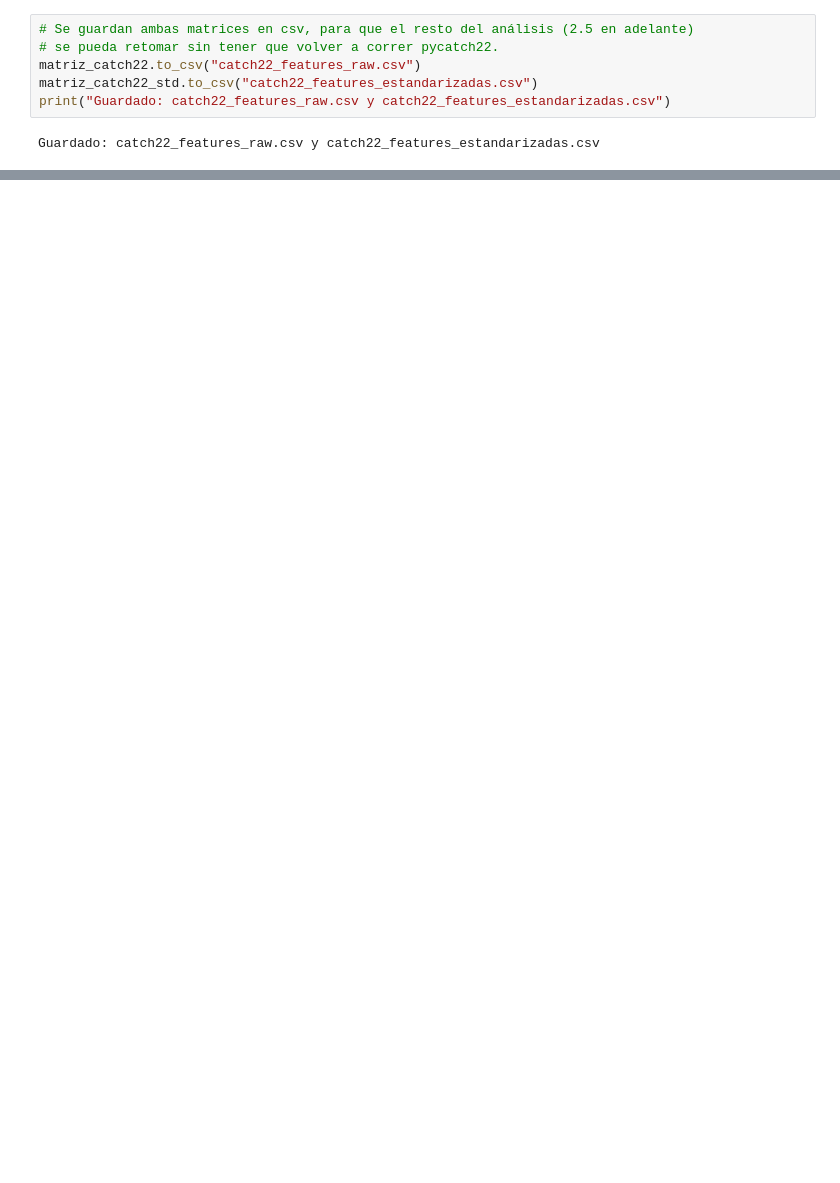
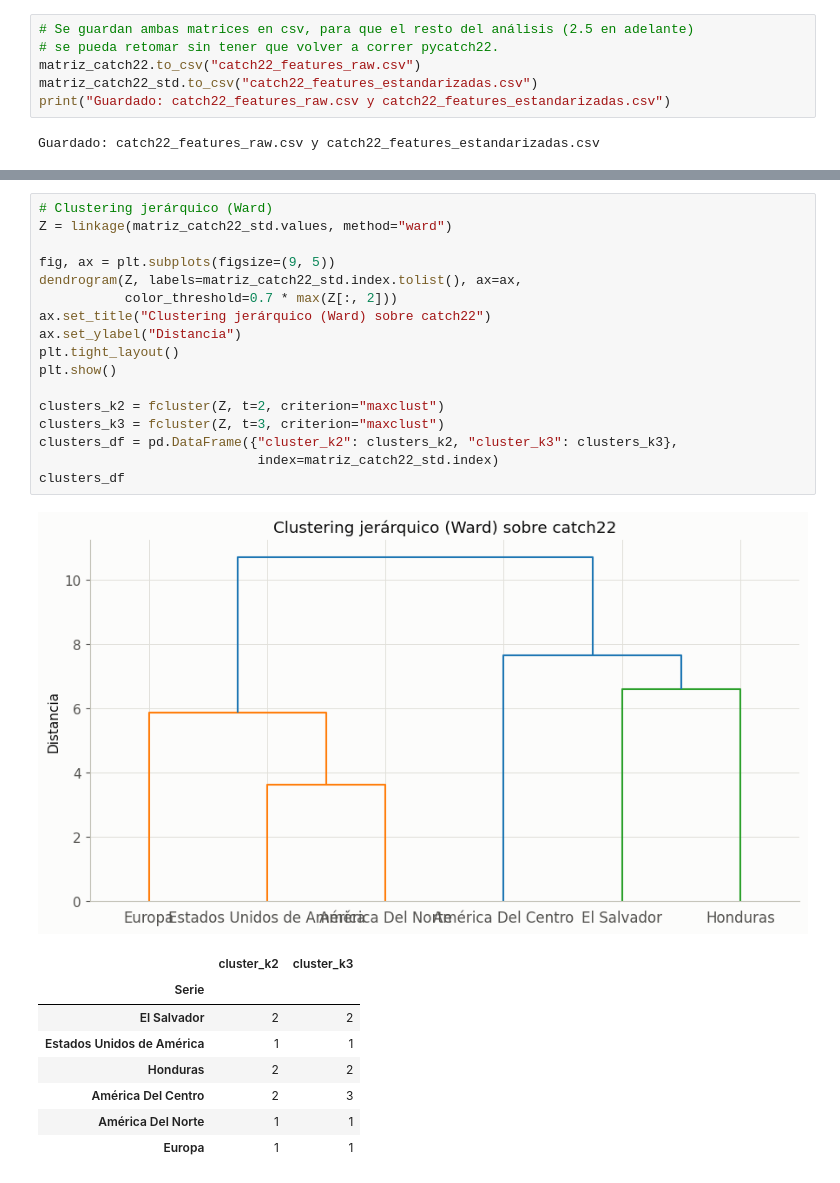
Before and after one commit to nilsmuralles/Lab2-DataScience, a Jupyter notebook: catch22_series.ipynb, the cells around one changed output, grey strips where cells are left out. Drawn from its saved outputs; the diff is of its cells as text; blank space fills up the shorter version.

Commit message:
feat: add catch22 exploratory analysis (PCA, clustering, heatmap, distance map) + interpretation

```diff
--- a/catch22_series.ipynb
+++ b/catch22_series.ipynb
@@ -187,0 +242,27 @@ Guardado: catch22_features_raw.csv y catch22_features_estandarizadas.csv
+# %%
+# Clustering jerárquico (Ward)
+Z = linkage(matriz_catch22_std.values, method="ward")
+
+fig, ax = plt.subplots(figsize=(9, 5))
+dendrogram(Z, labels=matriz_catch22_std.index.tolist(), ax=ax,
+           color_threshold=0.7 * max(Z[:, 2]))
+ax.set_title("Clustering jerárquico (Ward) sobre catch22")
+ax.set_ylabel("Distancia")
+plt.tight_layout()
+plt.show()
+
+clusters_k2 = fcluster(Z, t=2, criterion="maxclust")
+clusters_k3 = fcluster(Z, t=3, criterion="maxclust")
+clusters_df = pd.DataFrame({"cluster_k2": clusters_k2, "cluster_k3": clusters_k3},
+                            index=matriz_catch22_std.index)
+clusters_df
+# %% [output]
+[figure, added]
+|  | cluster_k2 | cluster_k3 |
+| Serie |  |  |
+| El Salvador | 2 | 2 |
+| Estados Unidos de América | 1 | 1 |
+| Honduras | 2 | 2 |
+| América Del Centro | 2 | 3 |
+| América Del Norte | 1 | 1 |
+| Europa | 1 | 1 |
```
Also changed, not shown: parts of 7 cells of this notebook, 2 other files.
